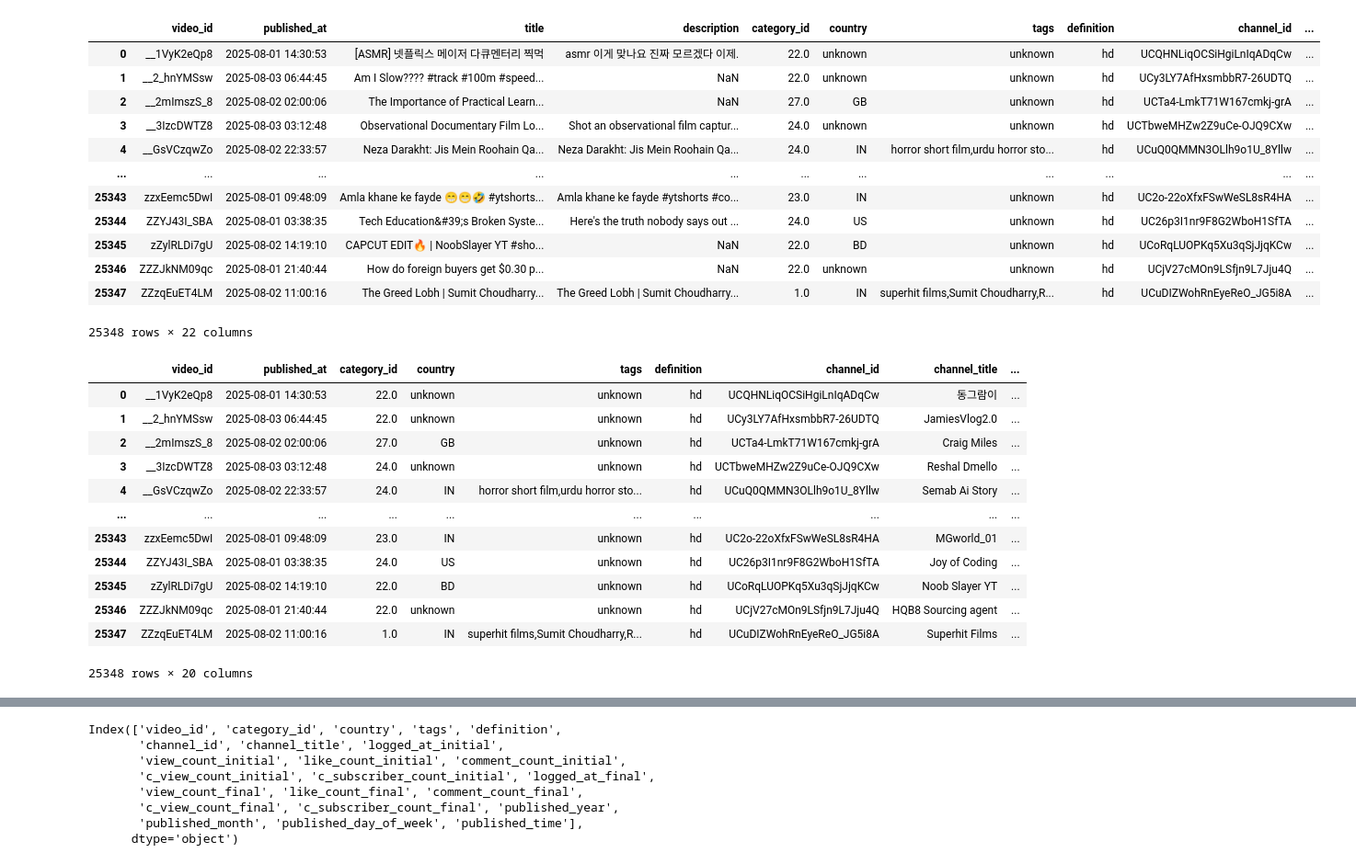
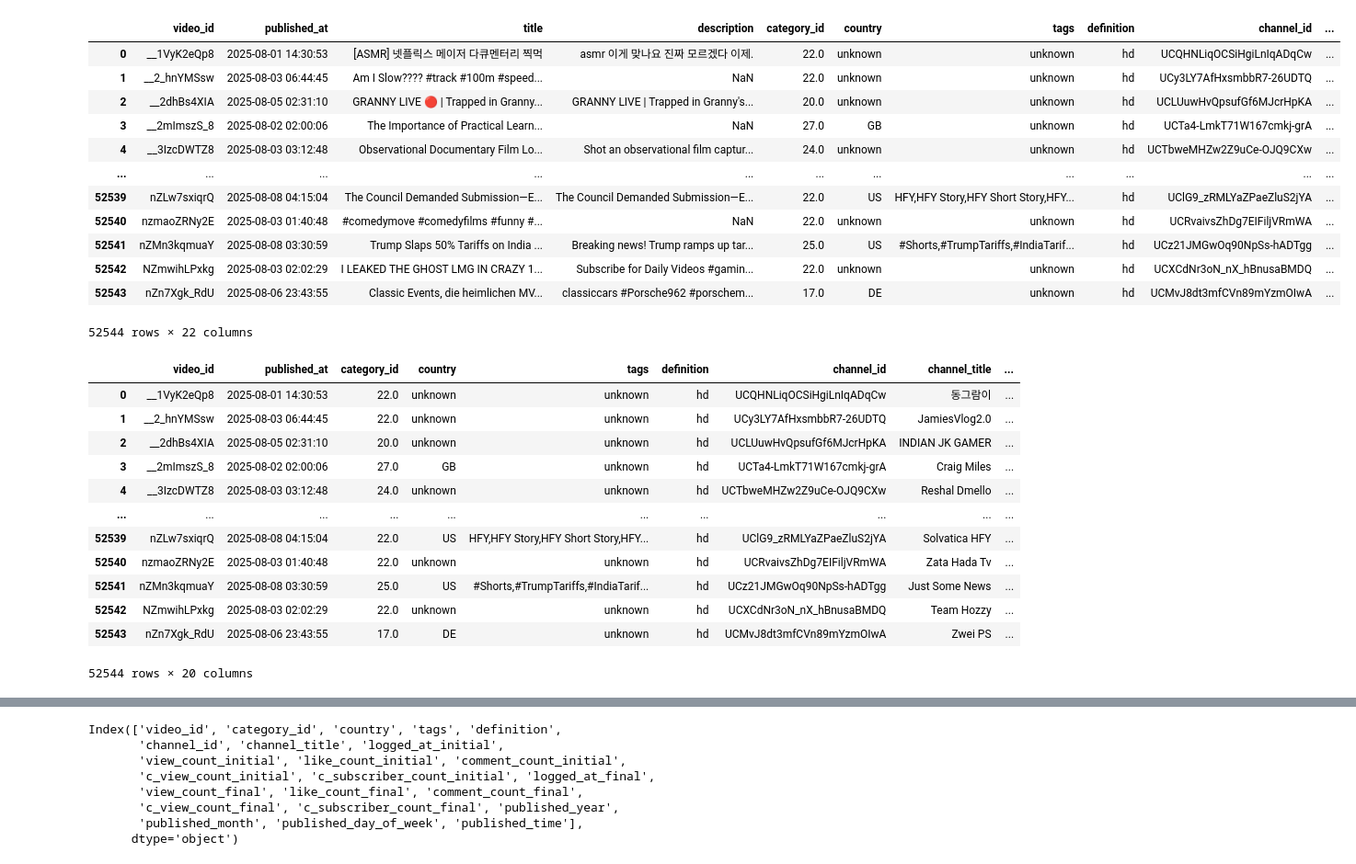
Before and after one commit to DonaldAadithiyan/YT-analytics, a Jupyter notebook: noteboooks/01_feature_engineering.ipynb, the cells around one changed output, grey strips where cells are left out. Shown: that part at 92% size. Saved outputs shown, nothing was run; the diff lists cells and outputs as text; code cells hidden in the pictures.

```diff
--- a/noteboooks/01_feature_engineering.ipynb
+++ b/noteboooks/01_feature_engineering.ipynb
@@ -3,22 +3,24 @@ import pandas as pd
 import os
 import numpy as np
 # %%
-inital_dataset = pd.read_csv("../data/raw/youtube_vidoe_metrics.csv")
+inital_dataset = pd.read_csv("../data/raw/YouTube_Video_Metrics.csv" , engine="python",           # Use Python engine, more tolerant
+    quoting=csv.QUOTE_ALL,
+    on_bad_lines='skip', )
 inital_dataset
 # %% [output]
 |  | video_id | published_at | title | description | category_id | country | tags | definition | channel_id | ... |
 | 0 | __1VyK2eQp8 | 2025-08-01 14:30:53 | [ASMR] 넷플릭스 메이저 다큐멘터리 찍먹 | asmr 이게 맞나요 진짜 모르겠다 이제. | 22.0 | unknown | unknown | hd | UCQHNLiqOCSiHgiLnIqADqCw | ... |
 | 1 | __2_hnYMSsw | 2025-08-03 06:44:45 | Am I Slow???? #track #100m #speed... | NaN | 22.0 | unknown | unknown | hd | UCy3LY7AfHxsmbbR7-26UDTQ | ... |
-| 2 | __2mImszS_8 | 2025-08-02 02:00:06 | The Importance of Practical Learn... | NaN | 27.0 | GB | unknown | hd | UCTa4-LmkT71W167cmkj-grA | ... |
-| 3 | __3IzcDWTZ8 | 2025-08-03 03:12:48 | Observational Documentary Film Lo... | Shot an observational film captur... | 24.0 | unknown | unknown | hd | UCTbweMHZw2Z9uCe-OJQ9CXw | ... |
-| 4 | __GsVCzqwZo | 2025-08-02 22:33:57 | Neza Darakht: Jis Mein Roohain Qa... | Neza Darakht: Jis Mein Roohain Qa... | 24.0 | IN | horror short film,urdu horror sto... | hd | UCuQ0QMMN3OLlh9o1U_8Yllw | ... |
+| 2 | __2dhBs4XIA | 2025-08-05 02:31:10 | GRANNY LIVE 🔴 | Trapped in Granny... | GRANNY LIVE | Trapped in Granny's... | 20.0 | unknown | unknown | hd | UCLUuwHvQpsufGf6MJcrHpKA | ... |
+| 3 | __2mImszS_8 | 2025-08-02 02:00:06 | The Importance of Practical Learn... | NaN | 27.0 | GB | unknown | hd | UCTa4-LmkT71W167cmkj-grA | ... |
+| 4 | __3IzcDWTZ8 | 2025-08-03 03:12:48 | Observational Documentary Film Lo... | Shot an observational film captur... | 24.0 | unknown | unknown | hd | UCTbweMHZw2Z9uCe-OJQ9CXw | ... |
 | ... | ... | ... | ... | ... | ... | ... | ... | ... | ... | ... |
-| 25343 | zzxEemc5DwI | 2025-08-01 09:48:09 | Amla khane ke fayde 😁😁🤣 #ytshorts... | Amla khane ke fayde #ytshorts #co... | 23.0 | IN | unknown | hd | UC2o-22oXfxFSwWeSL8sR4HA | ... |
-| 25344 | ZZYJ43I_SBA | 2025-08-01 03:38:35 | Tech Education&#39;s Broken Syste... | Here's the truth nobody says out ... | 24.0 | US | unknown | hd | UC26p3I1nr9F8G2WboH1SfTA | ... |
-| 25345 | zZylRLDi7gU | 2025-08-02 14:19:10 | CAPCUT EDIT🔥 | NoobSlayer YT #sho... | NaN | 22.0 | BD | unknown | hd | UCoRqLUOPKq5Xu3qSjJjqKCw | ... |
-| 25346 | ZZZJkNM09qc | 2025-08-01 21:40:44 | How do foreign buyers get $0.30 p... | NaN | 22.0 | unknown | unknown | hd | UCjV27cMOn9LSfjn9L7Jju4Q | ... |
-| 25347 | ZZzqEuET4LM | 2025-08-02 11:00:16 | The Greed Lobh | Sumit Choudharry... | The Greed Lobh | Sumit Choudharry... | 1.0 | IN | superhit films,Sumit Choudharry,R... | hd | UCuDIZWohRnEyeReO_JG5i8A | ... |
+| 52539 | nZLw7sxiqrQ | 2025-08-08 04:15:04 | The Council Demanded Submission—E... | The Council Demanded Submission—E... | 22.0 | US | HFY,HFY Story,HFY Short Story,HFY... | hd | UClG9_zRMLYaZPaeZluS2jYA | ... |
+| 52540 | nzmaoZRNy2E | 2025-08-03 01:40:48 | #comedymove #comedyfilms #funny #... | NaN | 22.0 | unknown | unknown | hd | UCRvaivsZhDg7EIFiljVRmWA | ... |
+| 52541 | nZMn3kqmuaY | 2025-08-08 03:30:59 | Trump Slaps 50% Tariffs on India ... | Breaking news! Trump ramps up tar... | 25.0 | US | #Shorts,#TrumpTariffs,#IndiaTarif... | hd | UCz21JMGwOq90NpSs-hADTgg | ... |
+| 52542 | NZmwihLPxkg | 2025-08-03 02:02:29 | I LEAKED THE GHOST LMG IN CRAZY 1... | Subscribe for Daily Videos #gamin... | 22.0 | unknown | unknown | hd | UCXCdNr3oN_nX_hBnusaBMDQ | ... |
+| 52543 | nZn7Xgk_RdU | 2025-08-06 23:43:55 | Classic Events, die heimlichen MV... | classiccars #Porsche962 #porschem... | 17.0 | DE | unknown | hd | UCMvJ8dt3mfCVn89mYzmOIwA | ... |
-25348 rows × 22 columns
+52544 rows × 22 columns
 # %%
 cleaned_dataset = inital_dataset.drop(columns=["title", "description"])
 cleaned_dataset
@@ -26,16 +28,16 @@ cleaned_dataset
 |  | video_id | published_at | category_id | country | tags | definition | channel_id | channel_title | ... |
 | 0 | __1VyK2eQp8 | 2025-08-01 14:30:53 | 22.0 | unknown | unknown | hd | UCQHNLiqOCSiHgiLnIqADqCw | 동그람이 | ... |
 | 1 | __2_hnYMSsw | 2025-08-03 06:44:45 | 22.0 | unknown | unknown | hd | UCy3LY7AfHxsmbbR7-26UDTQ | JamiesVlog2.0 | ... |
-| 2 | __2mImszS_8 | 2025-08-02 02:00:06 | 27.0 | GB | unknown | hd | UCTa4-LmkT71W167cmkj-grA | Craig Miles | ... |
-| 3 | __3IzcDWTZ8 | 2025-08-03 03:12:48 | 24.0 | unknown | unknown | hd | UCTbweMHZw2Z9uCe-OJQ9CXw | Reshal Dmello | ... |
-| 4 | __GsVCzqwZo | 2025-08-02 22:33:57 | 24.0 | IN | horror short film,urdu horror sto... | hd | UCuQ0QMMN3OLlh9o1U_8Yllw | Semab Ai Story | ... |
+| 2 | __2dhBs4XIA | 2025-08-05 02:31:10 | 20.0 | unknown | unknown | hd | UCLUuwHvQpsufGf6MJcrHpKA | INDIAN JK GAMER | ... |
+| 3 | __2mImszS_8 | 2025-08-02 02:00:06 | 27.0 | GB | unknown | hd | UCTa4-LmkT71W167cmkj-grA | Craig Miles | ... |
+| 4 | __3IzcDWTZ8 | 2025-08-03 03:12:48 | 24.0 | unknown | unknown | hd | UCTbweMHZw2Z9uCe-OJQ9CXw | Reshal Dmello | ... |
 | ... | ... | ... | ... | ... | ... | ... | ... | ... | ... |
-| 25343 | zzxEemc5DwI | 2025-08-01 09:48:09 | 23.0 | IN | unknown | hd | UC2o-22oXfxFSwWeSL8sR4HA | MGworld_01 | ... |
-| 25344 | ZZYJ43I_SBA | 2025-08-01 03:38:35 | 24.0 | US | unknown | hd | UC26p3I1nr9F8G2WboH1SfTA | Joy of Coding | ... |
-| 25345 | zZylRLDi7gU | 2025-08-02 14:19:10 | 22.0 | BD | unknown | hd | UCoRqLUOPKq5Xu3qSjJjqKCw | Noob Slayer YT | ... |
-| 25346 | ZZZJkNM09qc | 2025-08-01 21:40:44 | 22.0 | unknown | unknown | hd | UCjV27cMOn9LSfjn9L7Jju4Q | HQB8 Sourcing agent | ... |
-| 25347 | ZZzqEuET4LM | 2025-08-02 11:00:16 | 1.0 | IN | superhit films,Sumit Choudharry,R... | hd | UCuDIZWohRnEyeReO_JG5i8A | Superhit Films | ... |
+| 52539 | nZLw7sxiqrQ | 2025-08-08 04:15:04 | 22.0 | US | HFY,HFY Story,HFY Short Story,HFY... | hd | UClG9_zRMLYaZPaeZluS2jYA | Solvatica HFY | ... |
+| 52540 | nzmaoZRNy2E | 2025-08-03 01:40:48 | 22.0 | unknown | unknown | hd | UCRvaivsZhDg7EIFiljVRmWA | Zata Hada Tv | ... |
+| 52541 | nZMn3kqmuaY | 2025-08-08 03:30:59 | 25.0 | US | #Shorts,#TrumpTariffs,#IndiaTarif... | hd | UCz21JMGwOq90NpSs-hADTgg | Just Some News | ... |
+| 52542 | NZmwihLPxkg | 2025-08-03 02:02:29 | 22.0 | unknown | unknown | hd | UCXCdNr3oN_nX_hBnusaBMDQ | Team Hozzy | ... |
+| 52543 | nZn7Xgk_RdU | 2025-08-06 23:43:55 | 17.0 | DE | unknown | hd | UCMvJ8dt3mfCVn89mYzmOIwA | Zwei PS | ... |
-25348 rows × 20 columns
+52544 rows × 20 columns
 # %%
 # Convert published_at to datetime
 inital_dataset["published_at"] = pd.to_datetime(inital_dataset["published_at"])
```
Also changed, not shown: parts of 4 cells of this notebook, 8 other files.
